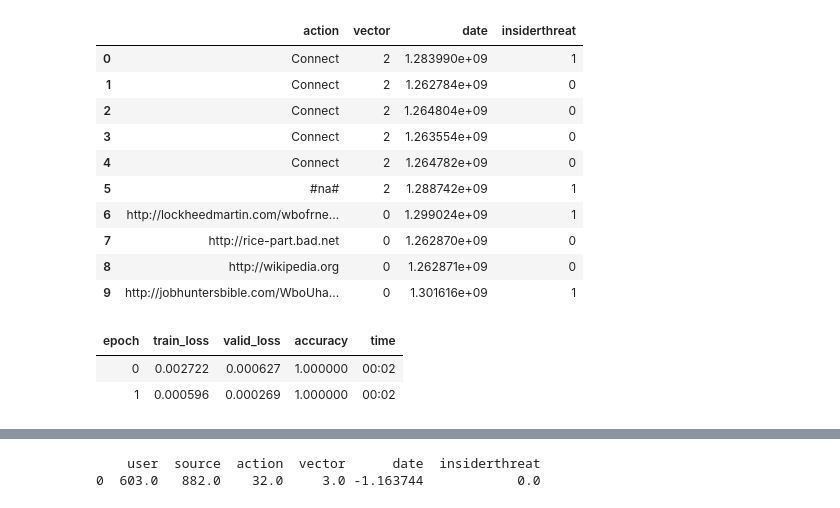
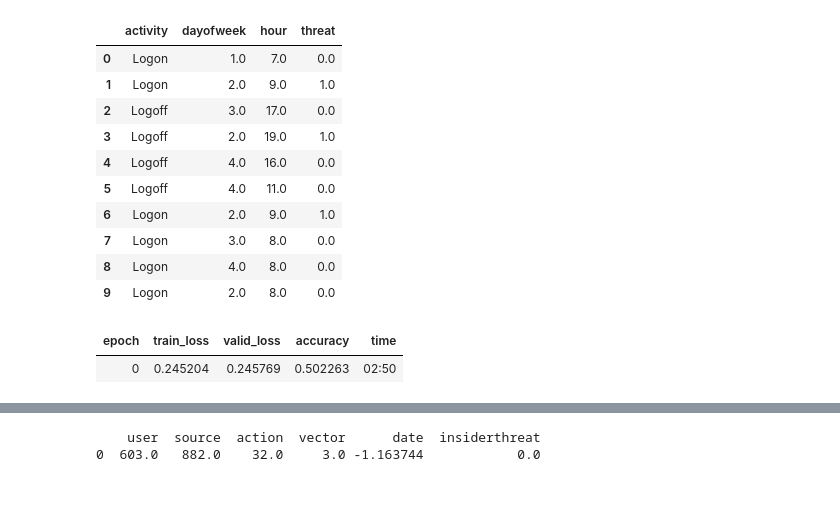
Before and after one commit to isados/haktrak-ids, a Jupyter notebook: insiderthreats/main.ipynb, the cells around one changed output, grey strips where cells are left out. Cells and saved outputs as stored; diff of their text form; code cells hidden in the pictures.

```diff
--- a/insiderthreats/main.ipynb
+++ b/insiderthreats/main.ipynb
@@ -47,0 +59,9 @@ None
+# %%
+negatives = negatives[negatives.type == 'logon']
+negatives.drop('type', axis=1, inplace=True)
+
+positives['threat'] = 1
+negatives['threat'] = 0
+
+print(positives.head())
+print(negatives.head())
@@ -48,5 +107,6 @@ None
 # %%
 # df.groupby(['user', 'insiderthreat'])['source'].count().sort_values(ascending=False)
 # df[(df.user == 'KSS1005') & (df.insiderthreat=='1')]
-df[df.vector == 'device'].action.unique()
+login_df = pd.concat([positives, negatives], axis=0, ignore_index=True)
+login_df.shape
 # %% [output]
@@ -55,0 +114,6 @@ Categories (32, object): ['Connect', 'Disconnect', 'R:;R:LBE0376', 'R:;R:BYO1846
+# %%
+login_df['dayofweek'] = login_df['date'].dt.dayofweek
+login_df['hour'] = login_df['date'].dt.hour
+login_df.drop('date', axis=1, inplace=True)
+# %%
+login_df.drop(['id', 'user', 'pc'], axis=1, inplace=True)
@@ -56,39 +136,37 @@ Categories (32, object): ['Connect', 'Disconnect', 'R:;R:LBE0376', 'R:;R:BYO1846
 # %%
-dep_var = 'insiderthreat'
-cat_names = ['user', 'source', 'action', 'vector']
-cat_names = ['action', 'vector']
-cont_names = ['date']
-procs = [Categorify, FillMissing, Normalize]
+dep_var = 'threat'
+cat_names = ['activity']
+cont_names = ['dayofweek', 'hour']
+procs = [Categorify, Normalize]
 
 valid_size = 0.2
-NUMBEROFSAMPLES = df.shape[0]
+NUMBEROFSAMPLES = login_df.shape[0]
 
 np.random.seed(42)
 valid_idx = np.random.choice(range(NUMBEROFSAMPLES), int(NUMBEROFSAMPLES*valid_size))
 
-dls = TabularDataLoaders.from_df(df, procs=procs, cat_names=cat_names, cont_names=cont_names,
+dls = TabularDataLoaders.from_df(login_df, procs=procs, cat_names=cat_names, cont_names=cont_names,
 				 y_names=dep_var, valid_idx=valid_idx, bs=64, device=device)
 dls.show_batch()
 # %% [output]
-|  | action | vector | date | insiderthreat |
-| 0 | Connect | 2 | 1.283990e+09 | 1 |
-| 1 | Connect | 2 | 1.262784e+09 | 0 |
-| 2 | Connect | 2 | 1.264804e+09 | 0 |
-| 3 | Connect | 2 | 1.263554e+09 | 0 |
-| 4 | Connect | 2 | 1.264782e+09 | 0 |
-| 5 | #na# | 2 | 1.288742e+09 | 1 |
-| 6 | http://lockheedmartin.com/wbofrne... | 0 | 1.299024e+09 | 1 |
-| 7 | http://rice-part.bad.net | 0 | 1.262870e+09 | 0 |
-| 8 | http://wikipedia.org | 0 | 1.262871e+09 | 0 |
-| 9 | http://jobhuntersbible.com/WboUha... | 0 | 1.301616e+09 | 1 |
+|  | activity | dayofweek | hour | threat |
+| 0 | Logon | 1.0 | 7.0 | 0.0 |
+| 1 | Logon | 2.0 | 9.0 | 1.0 |
+| 2 | Logoff | 3.0 | 17.0 | 0.0 |
+| 3 | Logoff | 2.0 | 19.0 | 1.0 |
+| 4 | Logoff | 4.0 | 16.0 | 0.0 |
+| 5 | Logoff | 4.0 | 11.0 | 0.0 |
+| 6 | Logon | 2.0 | 9.0 | 1.0 |
+| 7 | Logon | 3.0 | 8.0 | 0.0 |
+| 8 | Logon | 4.0 | 8.0 | 0.0 |
+| 9 | Logon | 2.0 | 8.0 | 0.0 |
 # %%
 learn = tabular_learner(dls, layers=[200,100], metrics=accuracy)
 # %%
-learn.fit_one_cycle(2)
+learn.fit_one_cycle(1, 1e-2)
 # %% [output]
 | epoch | train_loss | valid_loss | accuracy | time |
-| 0 | 0.002722 | 0.000627 | 1.000000 | 00:02 |
-| 1 | 0.000596 | 0.000269 | 1.000000 | 00:02 |
+| 0 | 0.245204 | 0.245769 | 0.502263 | 02:50 |
 # %%
 learn.show_results()
 # %% [output]
```
Also changed, not shown: parts of 15 cells of this notebook.
